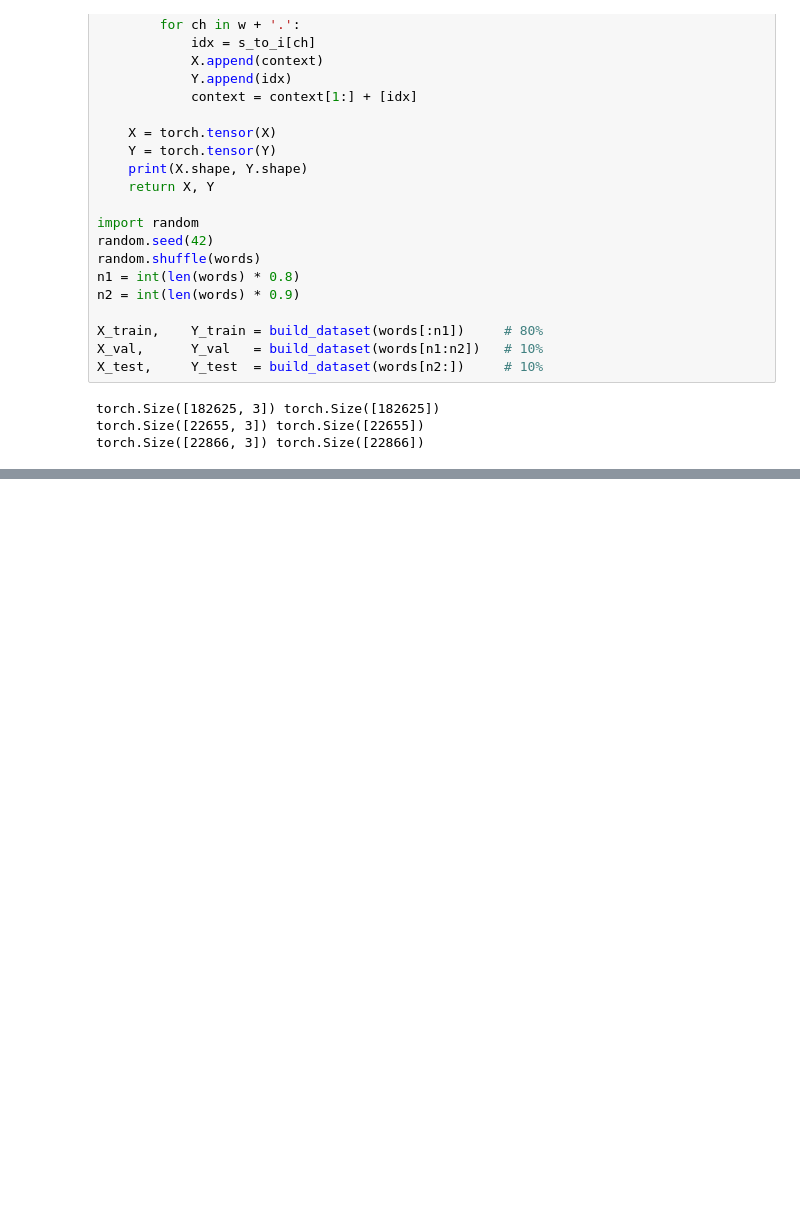
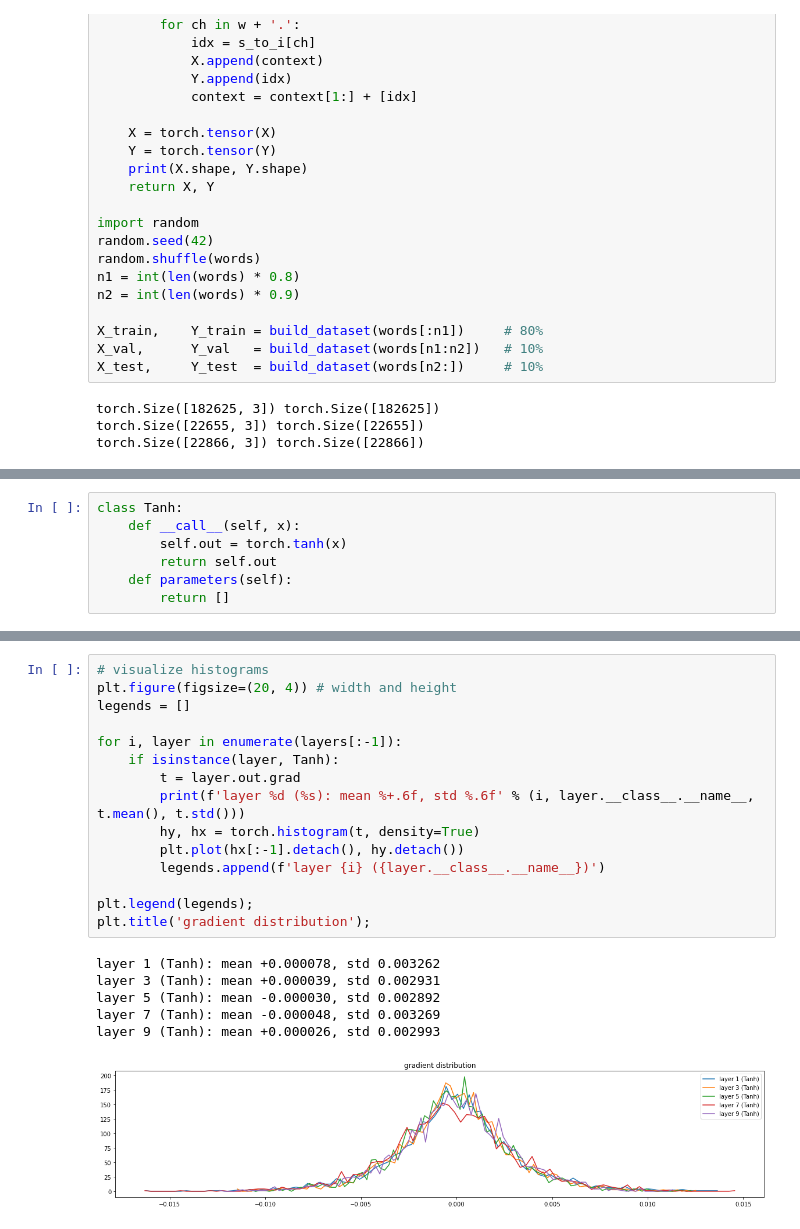
Before and after one commit to majorschwartz/karpathy-ml, a Jupyter notebook: mm_mlp_extended.ipynb, the cells around one changed output, grey strips where cells are left out. Drawn from its saved outputs; the diff is of its cells as text; blank space fills up the shorter version.

```diff
--- a/mm_mlp_extended.ipynb
+++ b/mm_mlp_extended.ipynb
@@ -200,0 +278,7 @@ aza
+# %%
+class Tanh:
+	def __call__(self, x):
+		self.out = torch.tanh(x)
+		return self.out
+	def parameters(self):
+		return []
@@ -200,0 +379,22 @@ aza
+# %%
+# visualize histograms
+plt.figure(figsize=(20, 4)) # width and height
+legends = []
+
+for i, layer in enumerate(layers[:-1]):
+	if isinstance(layer, Tanh):
+		t = layer.out.grad
+		print(f'layer %d (%s): mean %+.6f, std %.6f' % (i, layer.__class__.__name__, t.mean(), t.std()))
+		hy, hx = torch.histogram(t, density=True)
+		plt.plot(hx[:-1].detach(), hy.detach())
+		legends.append(f'layer {i} ({layer.__class__.__name__})')
+
+plt.legend(legends);
+plt.title('gradient distribution');
+# %% [output]
+layer 1 (Tanh): mean +0.000078, std 0.003262
+layer 3 (Tanh): mean +0.000039, std 0.002931
+layer 5 (Tanh): mean -0.000030, std 0.002892
+layer 7 (Tanh): mean -0.000048, std 0.003269
+layer 9 (Tanh): mean +0.000026, std 0.002993
+[figure, added]
```
Also changed, not shown: parts of 16 cells of this notebook.
